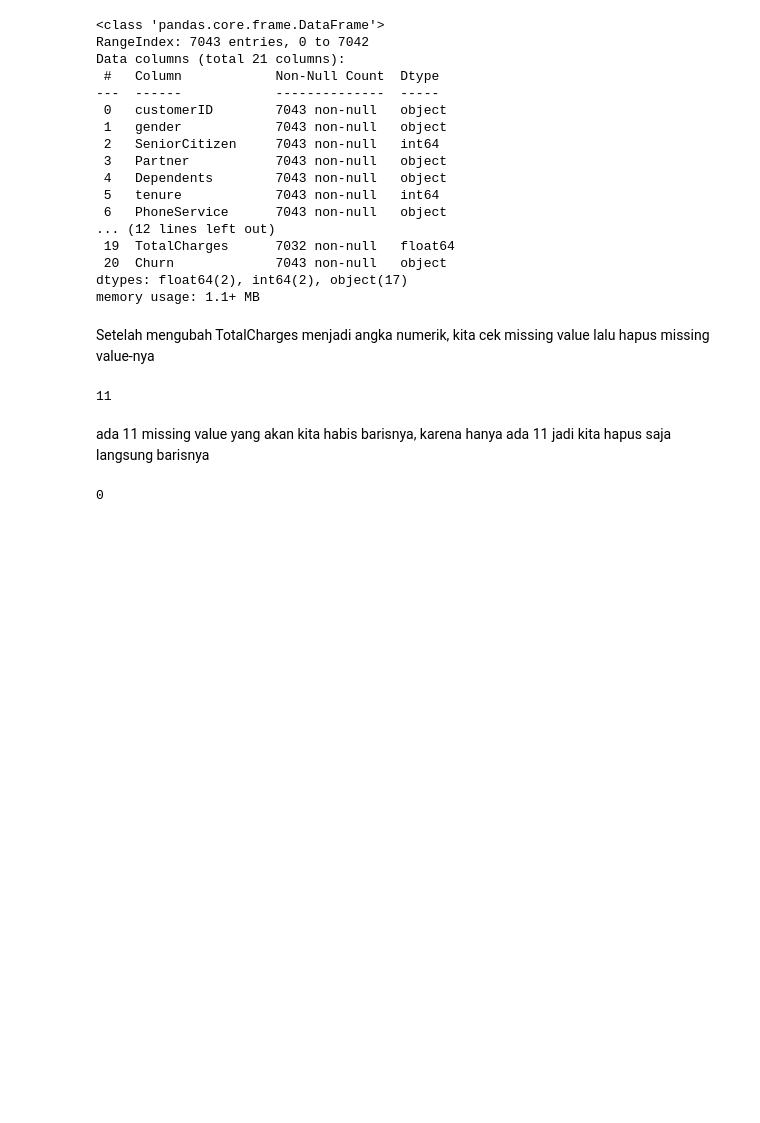
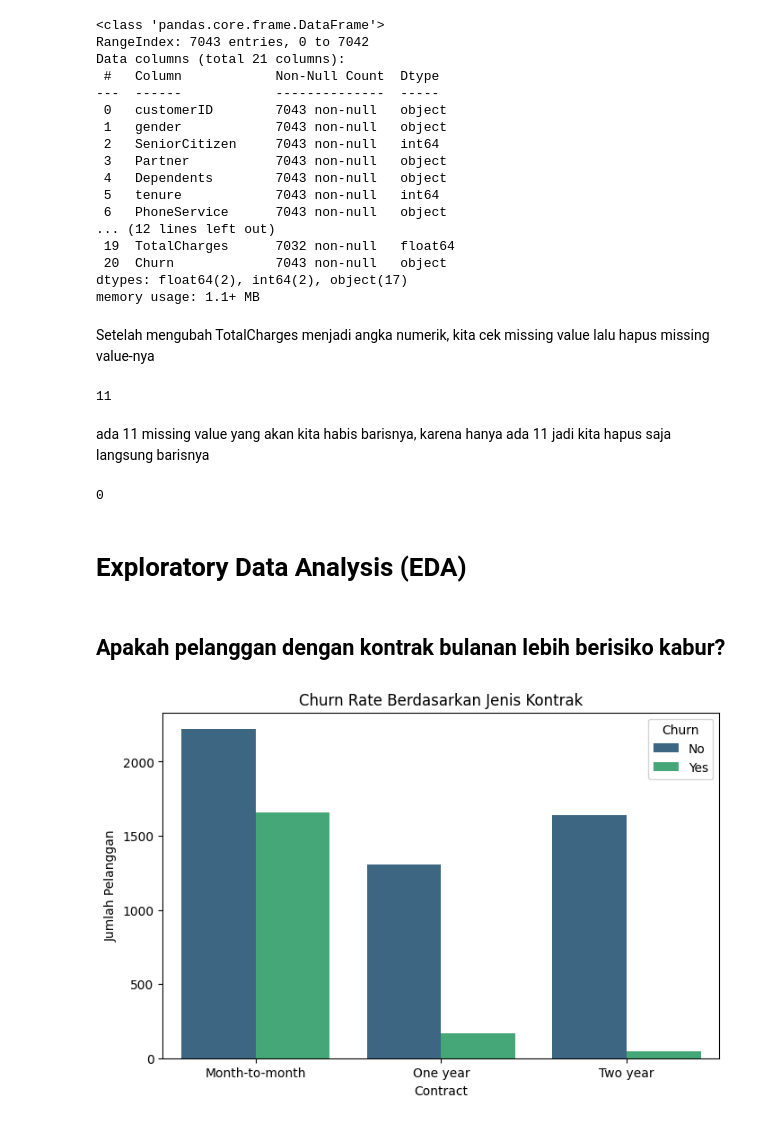
Before and after one commit to FailFudhayl/Telco-Customer-Churn-Prediction, a Jupyter notebook: ChurnPredictionTelko.ipynb, the cells around one changed output. Cells and saved outputs as stored; diff of their text form; code cells hidden in the pictures; blank space fills up the shorter version.

Commit message:
"Exploratory Data Analysi"

```diff
--- a/ChurnPredictionTelko.ipynb
+++ b/ChurnPredictionTelko.ipynb
@@ -132,3 +132,15 @@ df.dropna(inplace=True)
 print(df['TotalCharges'].isnull().sum())
 # %% [output]
 0
+# %% [markdown]
+# Exploratory Data Analysis (EDA)
+# %% [markdown]
+## Apakah pelanggan dengan kontrak bulanan lebih berisiko kabur?
+# %%
+plt.figure(figsize=(8, 5))
+sns.countplot(data=df, x='Contract', hue='Churn', palette='viridis')
+plt.title('Churn Rate Berdasarkan Jenis Kontrak')
+plt.ylabel('Jumlah Pelanggan')
+plt.show()
+# %% [output]
+[figure, added]
```
Also changed, not shown: parts of 16 cells of this notebook.
